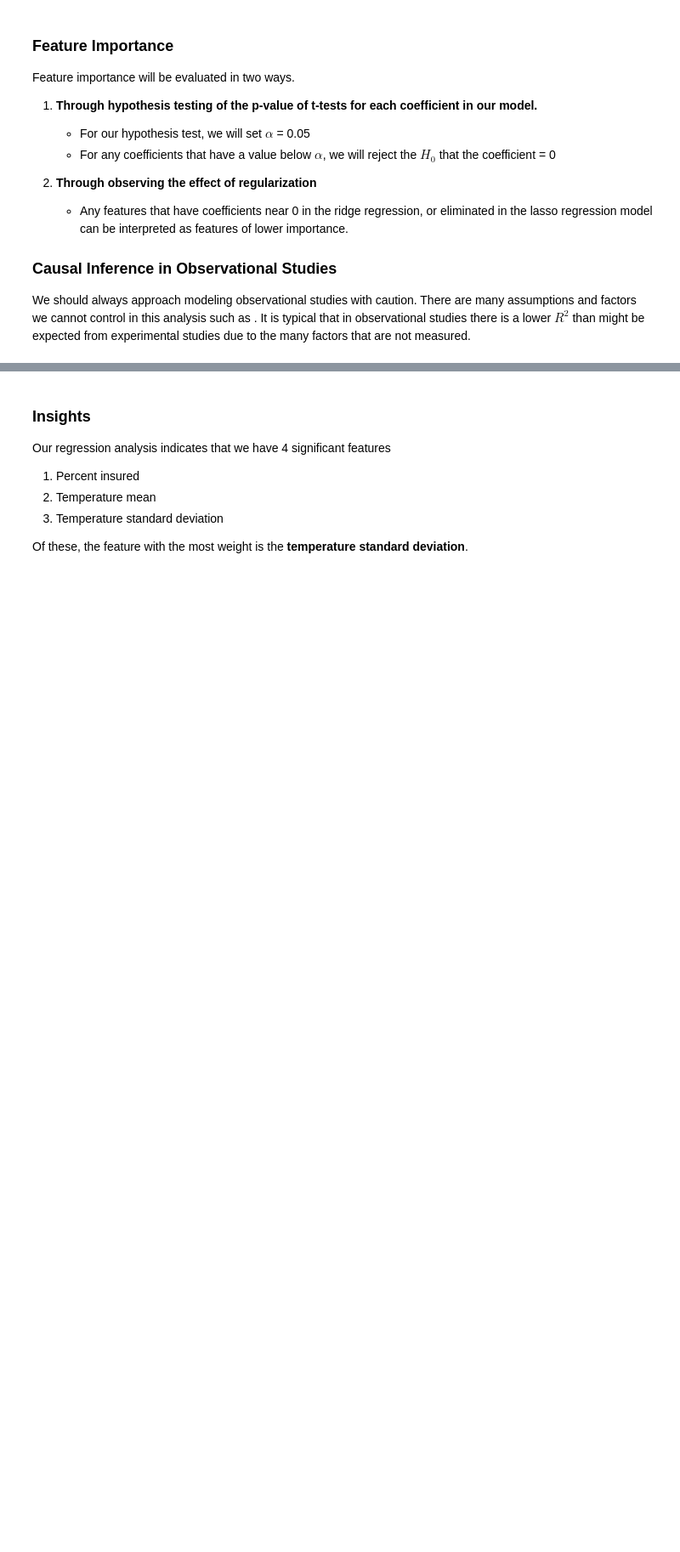
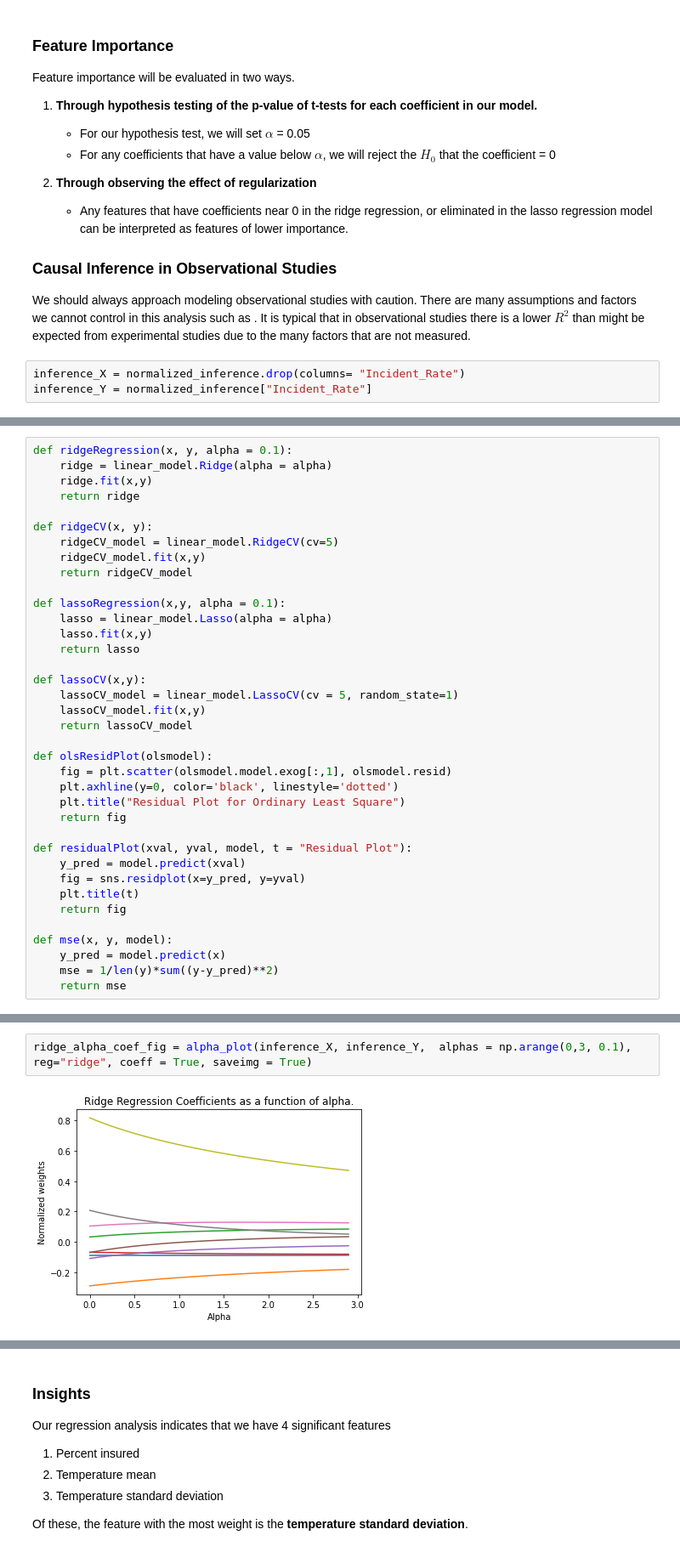
Before and after one commit to seanmperez/COVID-19-Demographic-and-Climate-Analysis, a Jupyter notebook: Analysis.ipynb, the cells around one changed output, grey strips where cells are left out. Shown at 85% size. Cells and saved outputs as stored; diff of their text form; blank space fills up the shorter version.

Commit message:
Added figures of analysis, initial xgboost model

```diff
--- a/Analysis.ipynb
+++ b/Analysis.ipynb
@@ -337,6 +323,9 @@ Feature importance will be evaluated in two ways.
 ### Causal Inference in Observational Studies
 We should always approach modeling observational studies with caution. There are many assumptions and factors we cannot control in this analysis such as .
 It is typical that in observational studies there is a lower $R^2$ than might be expected from experimental studies due to the many factors that are not measured.
+# %%
+inference_X = normalized_inference.drop(columns= "Incident_Rate")
+inference_Y = normalized_inference["Incident_Rate"]
 # %%
 def olsSummaryStats(x, y):
     """
@@ -373,0 +364,37 @@ Warnings:
+# %%
+def ridgeRegression(x, y, alpha = 0.1):
+    ridge = linear_model.Ridge(alpha = alpha)
+    ridge.fit(x,y)
+    return ridge
+
+def ridgeCV(x, y):
+    ridgeCV_model = linear_model.RidgeCV(cv=5)
+    ridgeCV_model.fit(x,y)
+    return ridgeCV_model
+
+def lassoRegression(x,y, alpha = 0.1):
+    lasso = linear_model.Lasso(alpha = alpha)
+    lasso.fit(x,y)
+    return lasso
+
+def lassoCV(x,y):
+    lassoCV_model = linear_model.LassoCV(cv = 5, random_state=1)
+    lassoCV_model.fit(x,y)
+    return lassoCV_model
+
+def olsResidPlot(olsmodel):
+    fig = plt.scatter(olsmodel.model.exog[:,1], olsmodel.resid)
+    plt.axhline(y=0, color='black', linestyle='dotted')
+    plt.title("Residual Plot for Ordinary Least Square")
+    return fig
+
+def residualPlot(xval, yval, model, t = "Residual Plot"):
+    y_pred = model.predict(xval)
+    fig = sns.residplot(x=y_pred, y=yval)
+    plt.title(t)
+    return fig
+
+def mse(x, y, model):
+    y_pred = model.predict(x)
+    mse = 1/len(y)*sum((y-y_pred)**2)
+    return mse
@@ -373,0 +450,4 @@ Warnings:
+# %%
+ridge_alpha_coef_fig = alpha_plot(inference_X, inference_Y,  alphas = np.arange(0,3, 0.1), reg="ridge", coeff = True, saveimg = True)
+# %% [output]
+[figure, added]
```
Also changed, not shown: parts of 35 cells of this notebook, 3 other files.
